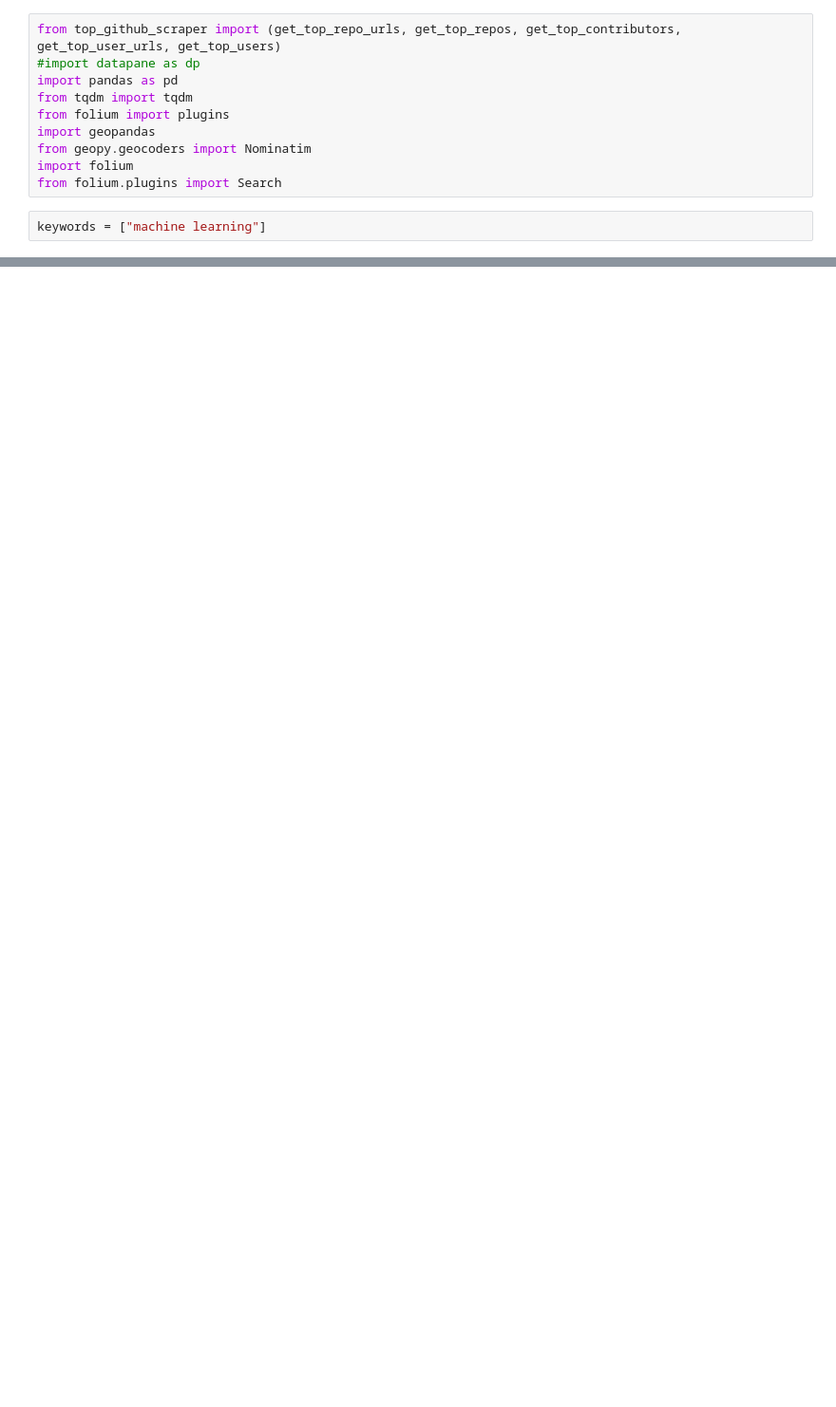
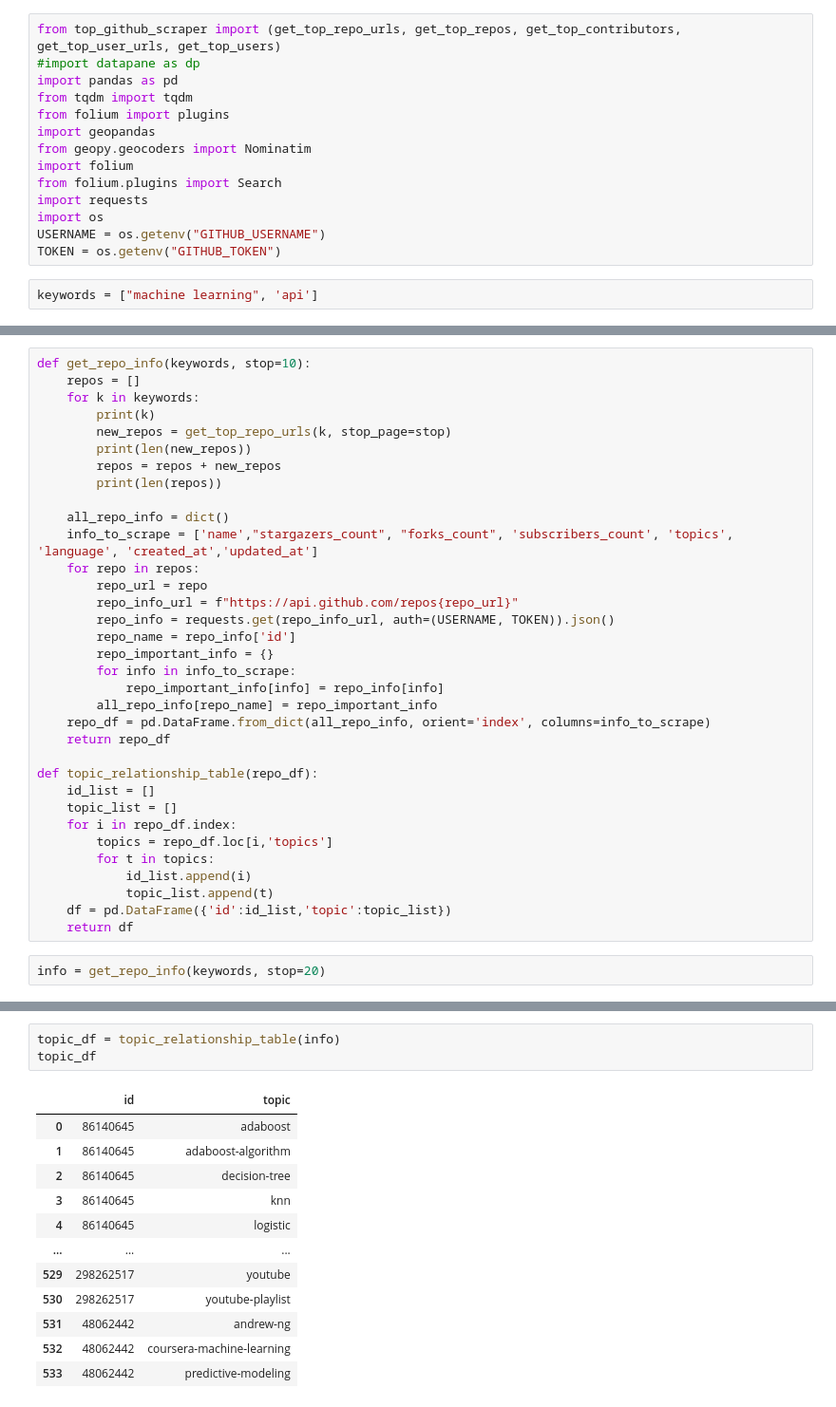
Before and after one commit to michbaum/githubGraph, a Jupyter notebook: GitHub_scraping.ipynb, the cells around one changed output, grey strips where cells are left out. Shown at 95% size. Drawn from its saved outputs; the diff is of its cells as text; blank space fills up the shorter version.

Commit message:
github scraping

```diff
--- a/GitHub_scraping.ipynb
+++ b/GitHub_scraping.ipynb
@@ -9,5 +9,9 @@ import geopandas
 from geopy.geocoders import Nominatim
 import folium
 from folium.plugins import Search
+import requests
+import os
+USERNAME = os.getenv("GITHUB_USERNAME")
+TOKEN = os.getenv("GITHUB_TOKEN")
 # %%
-keywords = ["machine learning"]
+keywords = ["machine learning", 'api']
@@ -25,0 +18,36 @@ ValueError: No objects to concatenate
+# %%
+def get_repo_info(keywords, stop=10):
+    repos = []
+    for k in keywords:
+        print(k)
+        new_repos = get_top_repo_urls(k, stop_page=stop)
+        print(len(new_repos))
+        repos = repos + new_repos
+        print(len(repos))
+
+    all_repo_info = dict()
+    info_to_scrape = ['name',"stargazers_count", "forks_count", 'subscribers_count', 'topics', 'language', 'created_at','updated_at']
+    for repo in repos:
+        repo_url = repo
+        repo_info_url = f"https://api.github.com/repos{repo_url}"
+        repo_info = requests.get(repo_info_url, auth=(USERNAME, TOKEN)).json()
+        repo_name = repo_info['id']
+        repo_important_info = {}
+        for info in info_to_scrape:
+            repo_important_info[info] = repo_info[info]
+        all_repo_info[repo_name] = repo_important_info
+    repo_df = pd.DataFrame.from_dict(all_repo_info, orient='index', columns=info_to_scrape)
+    return repo_df
+
+def topic_relationship_table(repo_df):
+    id_list = []
+    topic_list = []
+    for i in repo_df.index:
+        topics = repo_df.loc[i,'topics']
+        for t in topics:
+            id_list.append(i)
+            topic_list.append(t)
+    df = pd.DataFrame({'id':id_list,'topic':topic_list})
+    return df
+# %%
+info = get_repo_info(keywords, stop=20)
@@ -25,0 +61,16 @@ ValueError: No objects to concatenate
+# %%
+topic_df = topic_relationship_table(info)
+topic_df
+# %% [output]
+|  | id | topic |
+| 0 | 86140645 | adaboost |
+| 1 | 86140645 | adaboost-algorithm |
+| 2 | 86140645 | decision-tree |
+| 3 | 86140645 | knn |
+| 4 | 86140645 | logistic |
+| ... | ... | ... |
+| 529 | 298262517 | youtube |
+| 530 | 298262517 | youtube-playlist |
+| 531 | 48062442 | andrew-ng |
+| 532 | 48062442 | coursera-machine-learning |
+| 533 | 48062442 | predictive-modeling |
```
Also changed, not shown: parts of 4 cells of this notebook, 1 other file.
